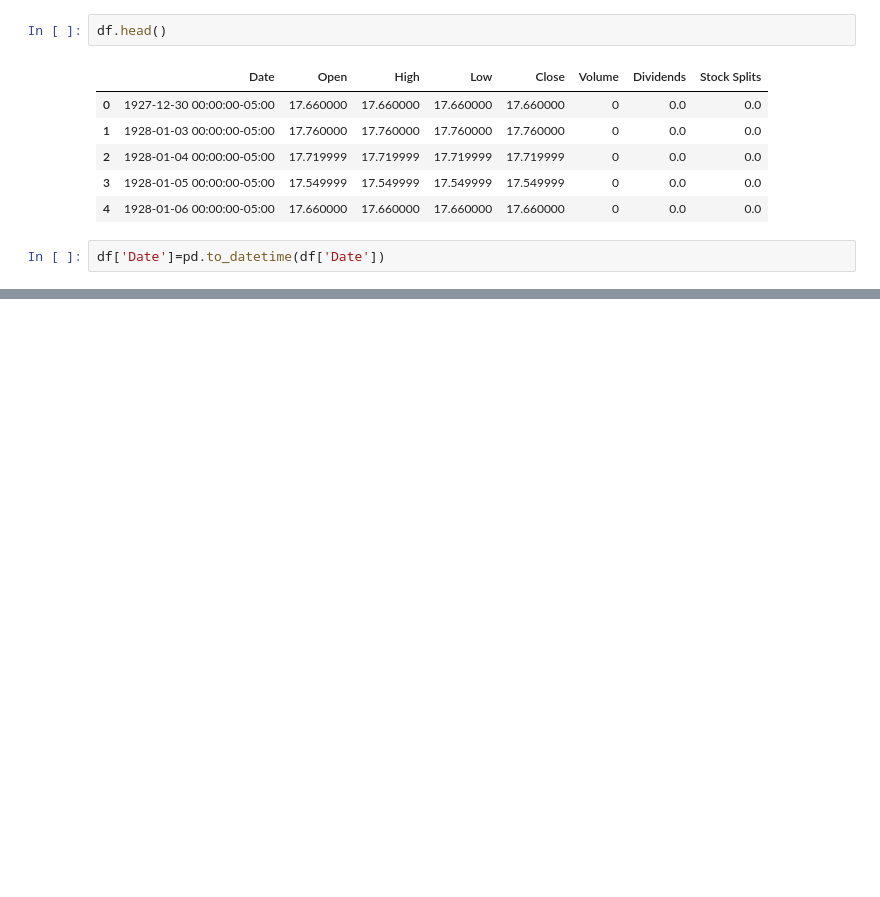
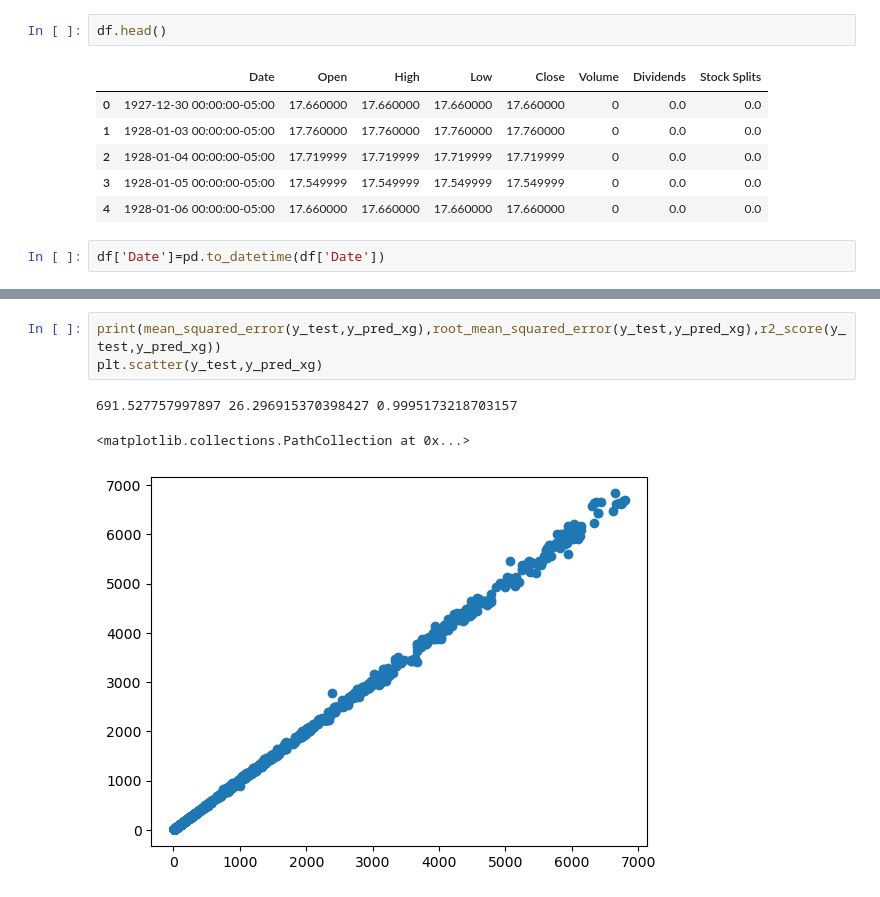
Before and after one commit to GURU2379108/ML_projects, a Jupyter notebook: stock market using Linear/Model_1.ipynb, the cells around one changed output, grey strips where cells are left out. Saved outputs shown, nothing was run; the diff lists cells and outputs as text; blank space fills up the shorter version.

```diff
--- a/stock market using Linear/Model_1.ipynb
+++ b/stock market using Linear/Model_1.ipynb
@@ -102,0 +139,7 @@ Text(0, 0.5, 'Predicted Prices')
+# %%
+print(mean_squared_error(y_test,y_pred_xg),root_mean_squared_error(y_test,y_pred_xg),r2_score(y_test,y_pred_xg))
+plt.scatter(y_test,y_pred_xg)
+# %% [output]
+691.527757997897 26.296915370398427 0.9995173218703157
+<matplotlib.collections.PathCollection at 0x...>
+[figure, added]
```
Also changed, not shown: parts of 41 cells of this notebook, 2 other files.
